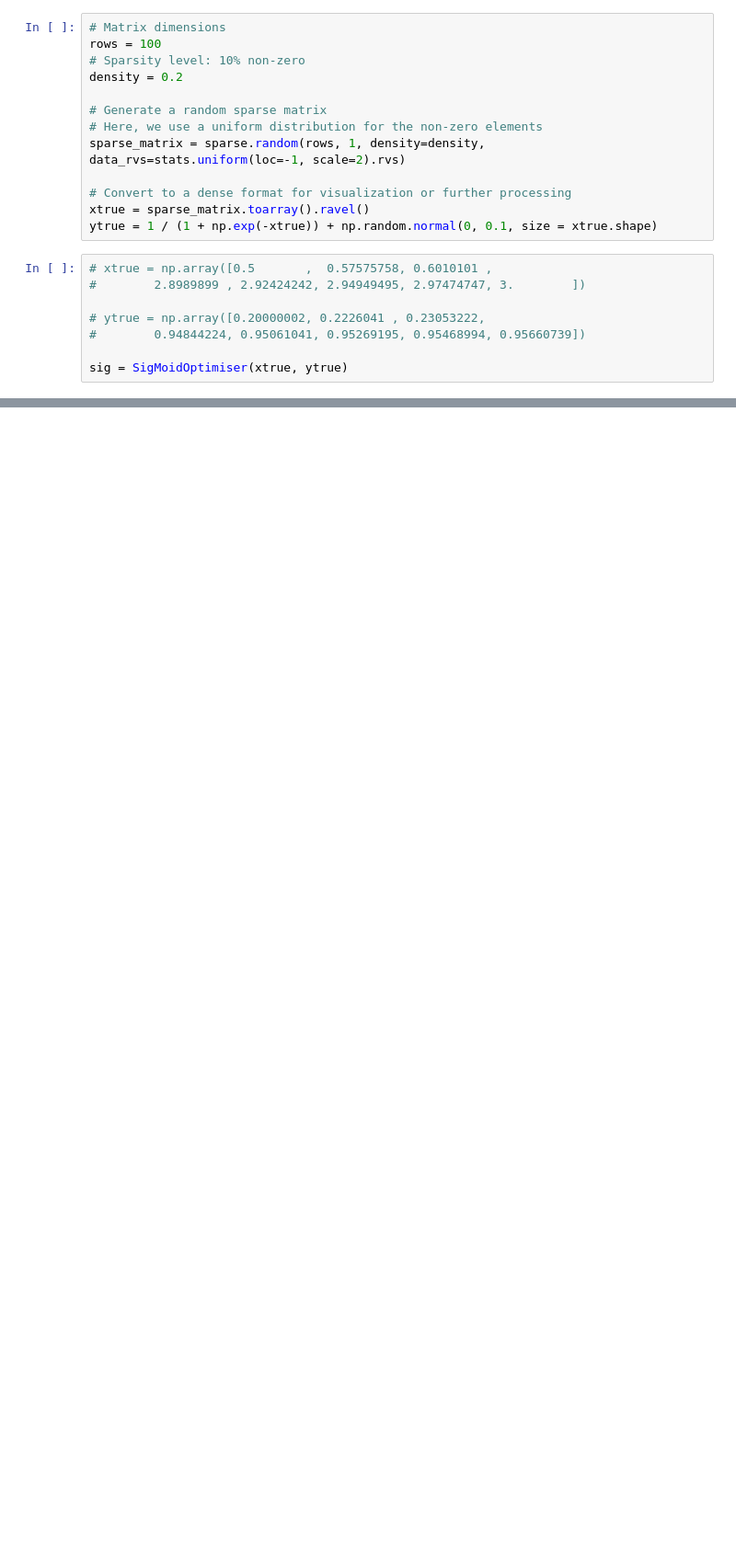
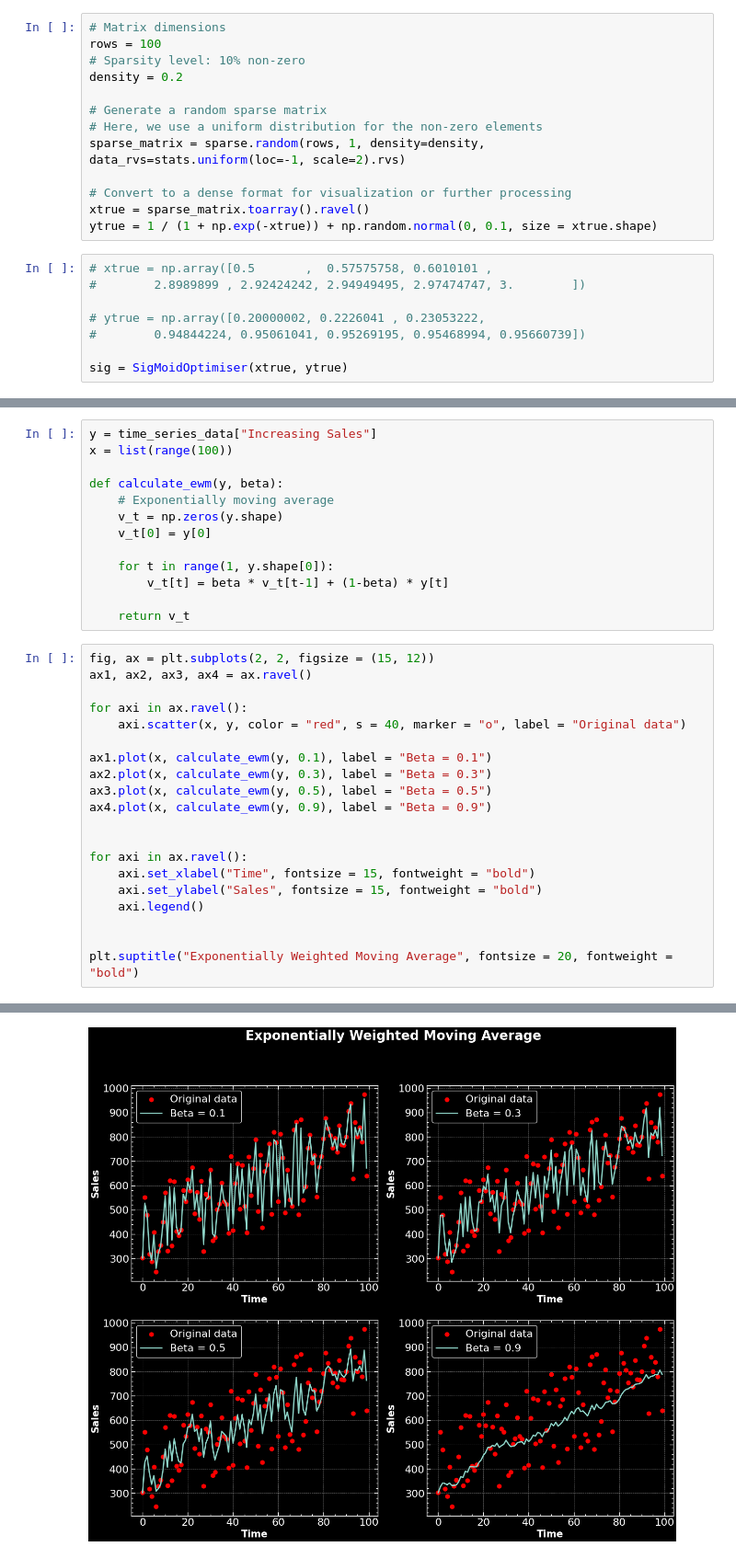
Before and after one commit to ScientificArchisman/Numerical-methods, a Jupyter notebook: Optimisation_algorithms/optim.ipynb, the cells around one changed output, grey strips where cells are left out. Shown: that part at 92% size. Cells and saved outputs as stored; diff of their text form; blank space fills up the shorter version.

```diff
--- a/Optimisation_algorithms/optim.ipynb
+++ b/Optimisation_algorithms/optim.ipynb
@@ -484,0 +570,34 @@ MovieWriter imagemagick unavailable; using Pillow instead.
+# %%
+y = time_series_data["Increasing Sales"]
+x = list(range(100))
+
+def calculate_ewm(y, beta):
+    # Exponentially moving average
+    v_t = np.zeros(y.shape)
+    v_t[0] = y[0]
+
+    for t in range(1, y.shape[0]):
+        v_t[t] = beta * v_t[t-1] + (1-beta) * y[t]
+
+    return v_t
+# %%
+fig, ax = plt.subplots(2, 2, figsize = (15, 12))
+ax1, ax2, ax3, ax4 = ax.ravel()
+
+for axi in ax.ravel():
+    axi.scatter(x, y, color = "red", s = 40, marker = "o", label = "Original data")
+
+ax1.plot(x, calculate_ewm(y, 0.1), label = "Beta = 0.1")
+ax2.plot(x, calculate_ewm(y, 0.3), label = "Beta = 0.3")
+ax3.plot(x, calculate_ewm(y, 0.5), label = "Beta = 0.5")
+ax4.plot(x, calculate_ewm(y, 0.9), label = "Beta = 0.9")
+
+
+for axi in ax.ravel():
+    axi.set_xlabel("Time", fontsize = 15, fontweight = "bold")
+    axi.set_ylabel("Sales", fontsize = 15, fontweight = "bold")
+    axi.legend()
+
+
+plt.suptitle("Exponentially Weighted Moving Average", fontsize = 20, fontweight = "bold")
+# %% [output]
@@ -484,0 +605 @@ MovieWriter imagemagick unavailable; using Pillow instead.
+[figure, added]
```
Also changed, not shown: parts of 6 cells of this notebook, 7 other files.
